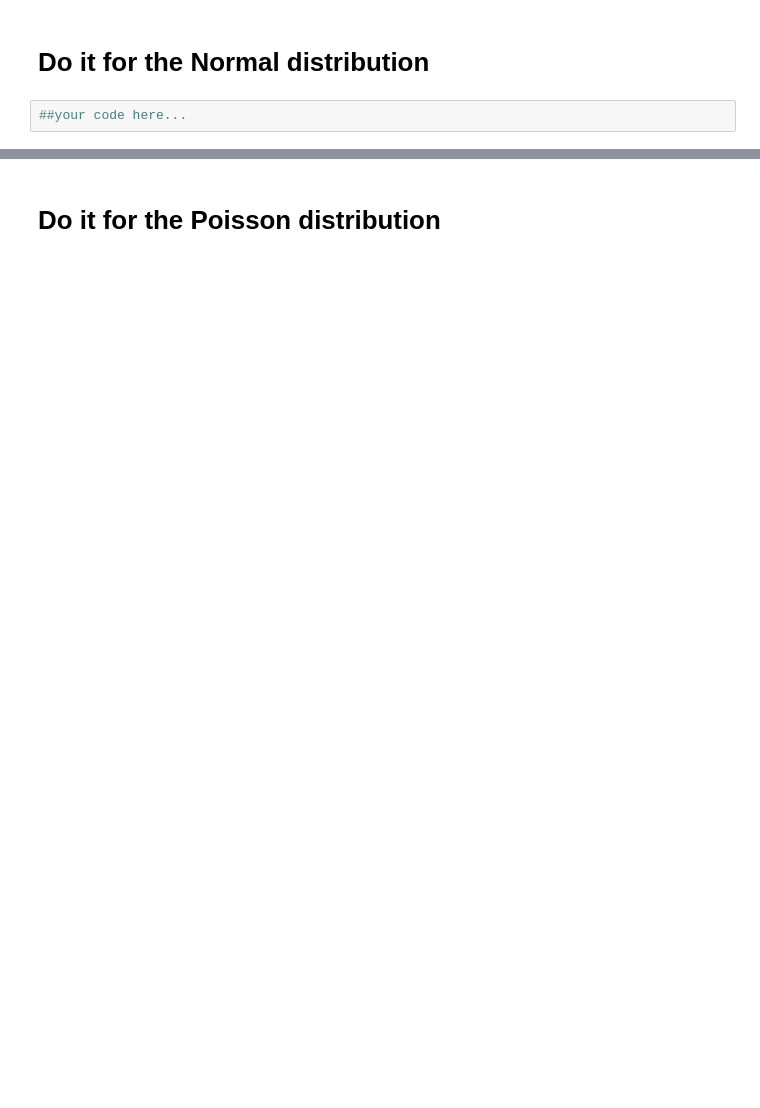
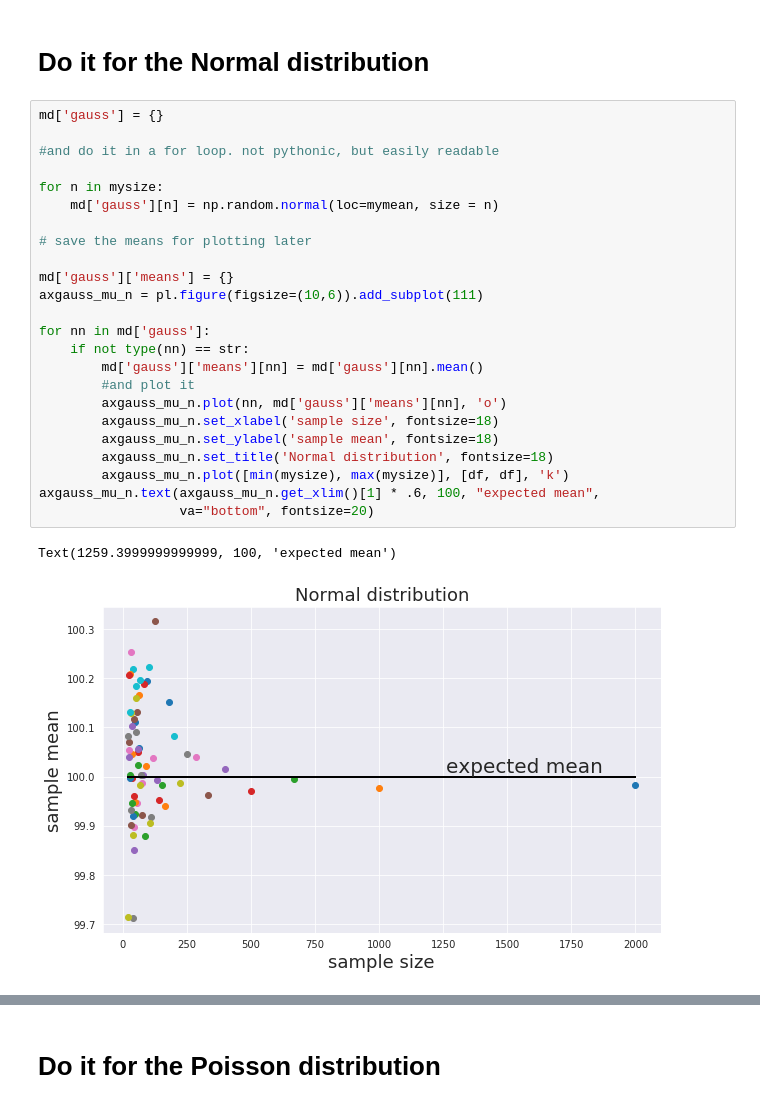
Before and after one commit to narayan-paudel/DSPS_EPAUDEL, a Jupyter notebook: HW2_ePaudel/HW2_2_ePaudel.ipynb, the cells around one changed output, grey strips where cells are left out. Drawn from its saved outputs; the diff is of its cells as text; blank space fills up the shorter version.

```diff
--- a/HW2_ePaudel/HW2_2_ePaudel.ipynb
+++ b/HW2_ePaudel/HW2_2_ePaudel.ipynb
@@ -153,4 +153,29 @@ Text(0, 0.5, 'N')
 # %% [markdown]
 # Do it for the Normal distribution
-# %%
-##your code here...
+# %%
+md['gauss'] = {}
+
+#and do it in a for loop. not pythonic, but easily readable
+
+for n in mysize:
+    md['gauss'][n] = np.random.normal(loc=mymean, size = n)
+
+# save the means for plotting later
+
+md['gauss']['means'] = {}
+axgauss_mu_n = pl.figure(figsize=(10,6)).add_subplot(111)
+
+for nn in md['gauss']:
+    if not type(nn) == str:
+        md['gauss']['means'][nn] = md['gauss'][nn].mean()
+        #and plot it
+        axgauss_mu_n.plot(nn, md['gauss']['means'][nn], 'o')
+        axgauss_mu_n.set_xlabel('sample size', fontsize=18)
+        axgauss_mu_n.set_ylabel('sample mean', fontsize=18)
+        axgauss_mu_n.set_title('Normal distribution', fontsize=18)
+        axgauss_mu_n.plot([min(mysize), max(mysize)], [df, df], 'k')
+axgauss_mu_n.text(axgauss_mu_n.get_xlim()[1] * .6, 100, "expected mean",
+                  va="bottom", fontsize=20)
+# %% [output]
+Text(1259.3999999999999, 100, 'expected mean')
+[figure, added]
```
Also changed, not shown: parts of 31 cells of this notebook, 1 other file.
